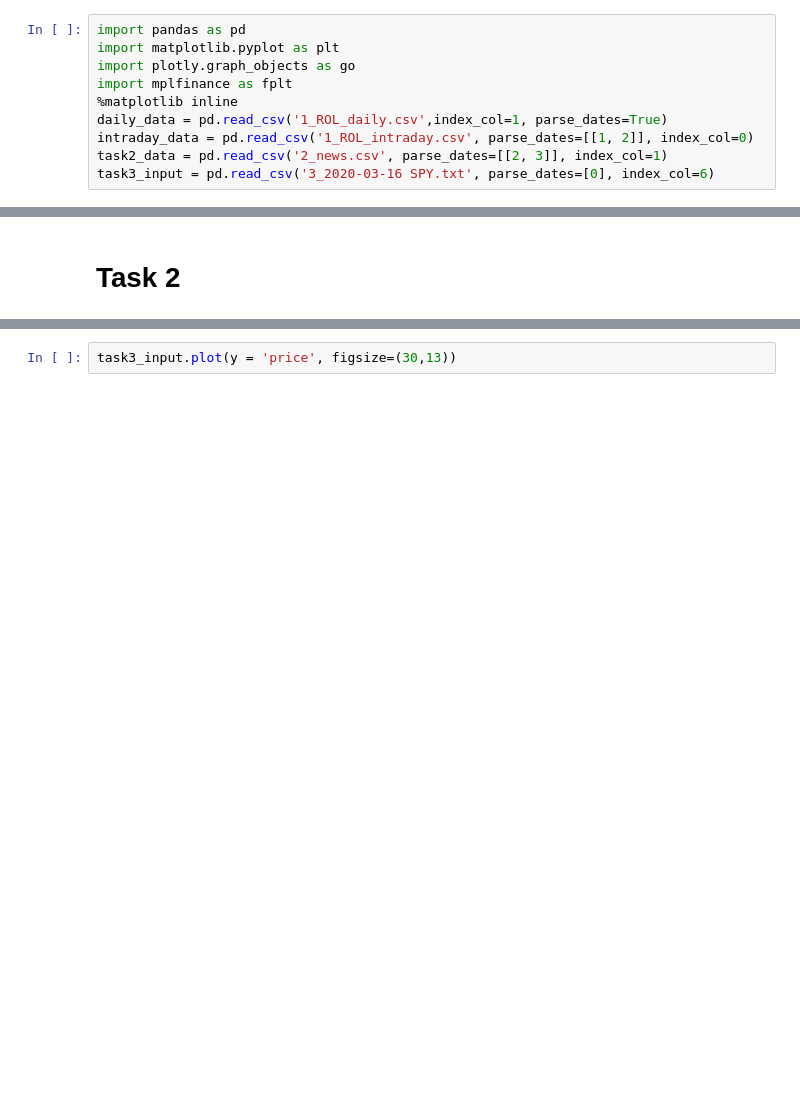
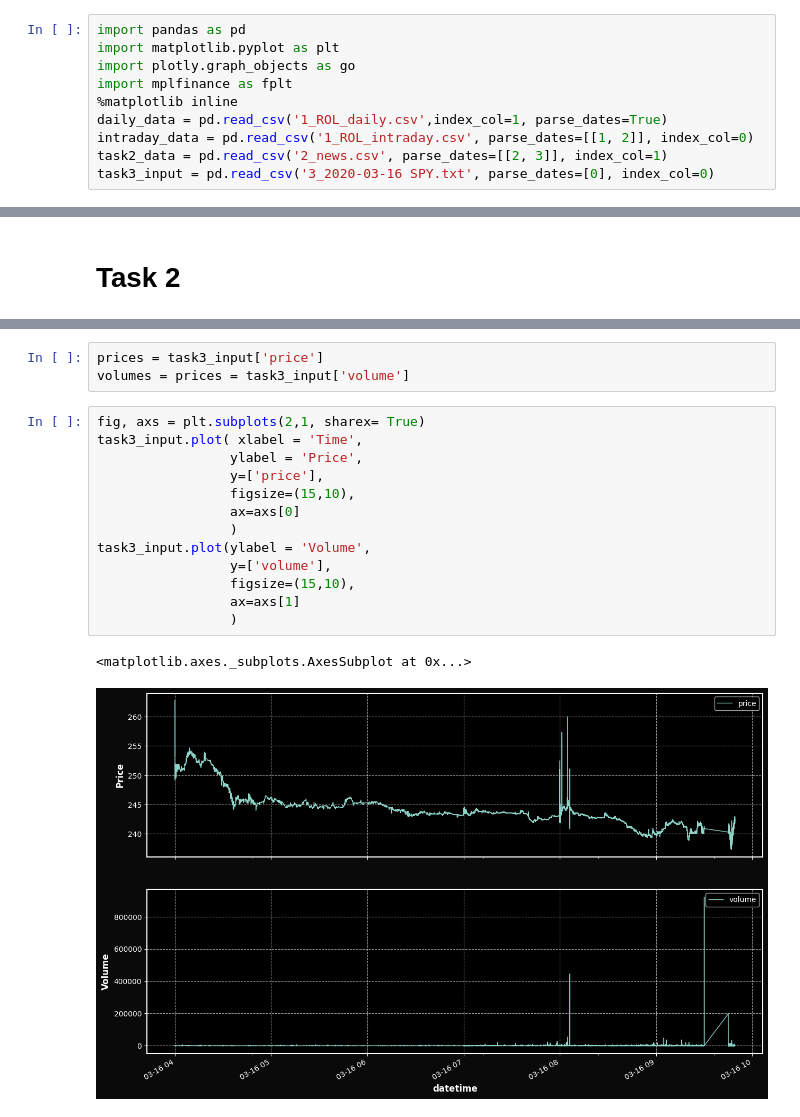
Before and after one commit to Pirognoe/Smart_DA, a Jupyter notebook: Smart_Group_DA.ipynb, the cells around one changed output, grey strips where cells are left out. Drawn from its saved outputs; the diff is of its cells as text; blank space fills up the shorter version.

```diff
--- a/Smart_Group_DA.ipynb
+++ b/Smart_Group_DA.ipynb
@@ -50,4 +53,4 @@ import mplfinance as fplt
 daily_data = pd.read_csv('1_ROL_daily.csv',index_col=1, parse_dates=True)
 intraday_data = pd.read_csv('1_ROL_intraday.csv', parse_dates=[[1, 2]], index_col=0)
 task2_data = pd.read_csv('2_news.csv', parse_dates=[[2, 3]], index_col=1)
-task3_input = pd.read_csv('3_2020-03-16 SPY.txt', parse_dates=[0], index_col=6)
+task3_input = pd.read_csv('3_2020-03-16 SPY.txt', parse_dates=[0], index_col=0)
@@ -168,2 +216,19 @@ task3_input.drop(columns=['Unnamed: 12'])
-# %%
-task3_input.plot(y = 'price', figsize=(30,13))
+# %%
+prices = task3_input['price']
+volumes = prices = task3_input['volume']
+# %%
+fig, axs = plt.subplots(2,1, sharex= True)
+task3_input.plot( xlabel = 'Time',
+                 ylabel = 'Price',
+                 y=['price'],
+                 figsize=(15,10),
+                 ax=axs[0]
+                 )
+task3_input.plot(ylabel = 'Volume',
+                 y=['volume'],
+                 figsize=(15,10),
+                 ax=axs[1]
+                 )
+# %% [output]
+<matplotlib.axes._subplots.AxesSubplot at 0x...>
+[figure, added]
```
Also changed, not shown: parts of 11 cells of this notebook.
